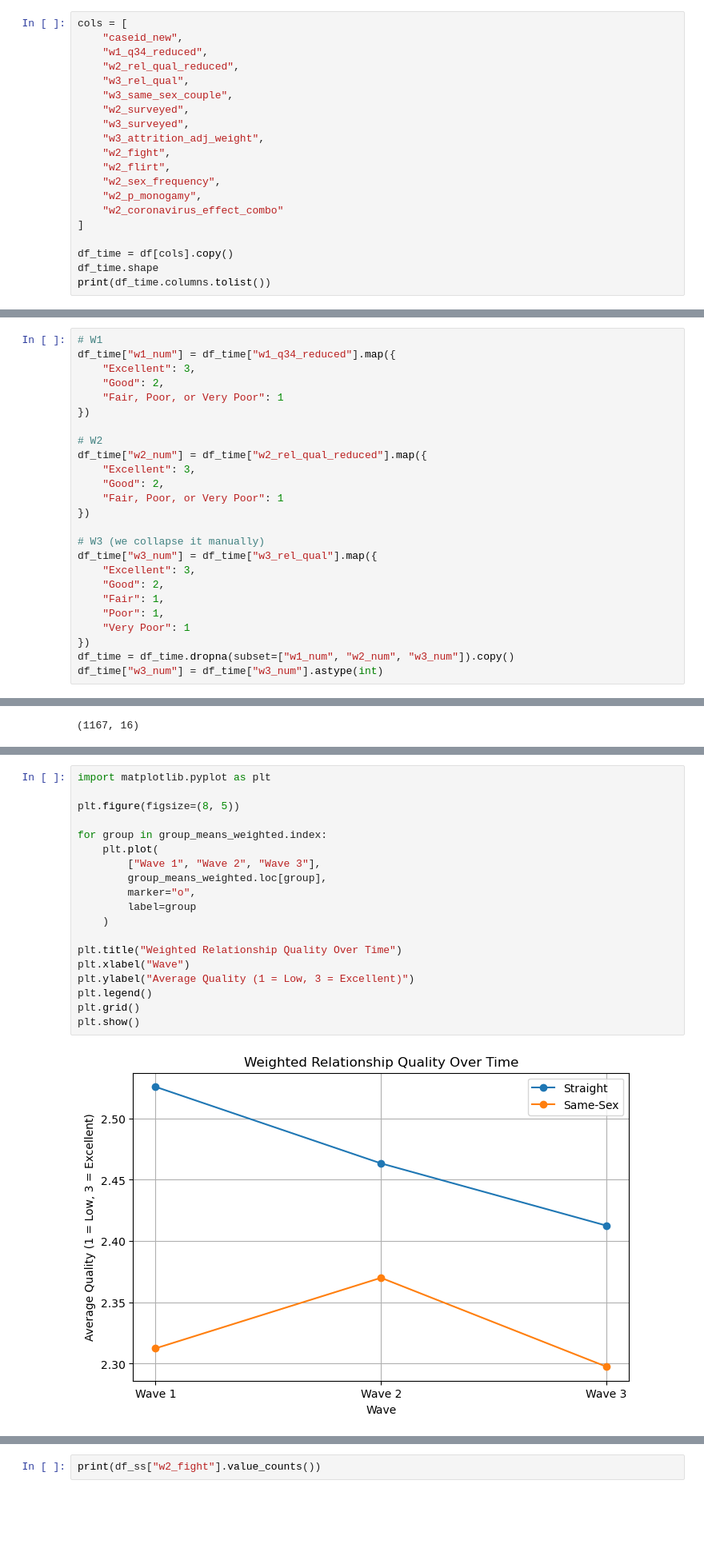
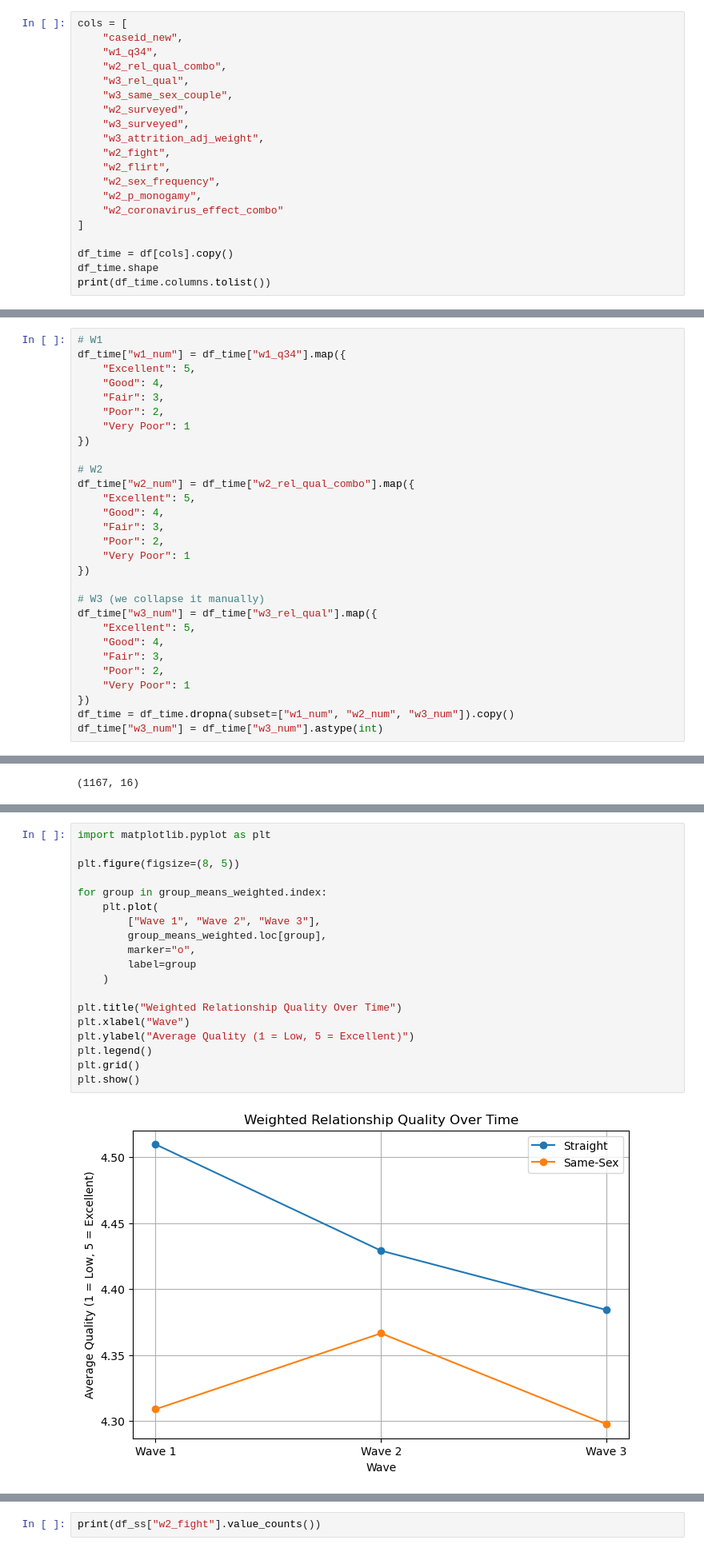
Before and after one commit to sabinorio-tech/hcmst-ml-project, a Jupyter notebook: notebooks/Maheen_notebooks/analysis4.ipynb, the cells around one changed output, grey strips where cells are left out. Shown at 80% size. Drawn from its saved outputs; the diff is of its cells as text; blank space fills up the shorter version.

```diff
--- a/notebooks/Maheen_notebooks/analysis4.ipynb
+++ b/notebooks/Maheen_notebooks/analysis4.ipynb
@@ -39,8 +39,8 @@ Name: count, dtype: int64
 # %%
 cols = [
     "caseid_new",
-    "w1_q34_reduced",
-    "w2_rel_qual_reduced",
+    "w1_q34",
+    "w2_rel_qual_combo",
     "w3_rel_qual",
     "w3_same_sex_couple",
     "w2_surveyed",
@@ -94,25 +91,29 @@ Very Poor      6
 Name: count, dtype: int64
 # %%
 # W1
-df_time["w1_num"] = df_time["w1_q34_reduced"].map({
-    "Excellent": 3,
-    "Good": 2,
-    "Fair, Poor, or Very Poor": 1
+df_time["w1_num"] = df_time["w1_q34"].map({
+    "Excellent": 5,
+    "Good": 4,
+    "Fair": 3,
+    "Poor": 2,
+    "Very Poor": 1
 })
 
 # W2
-df_time["w2_num"] = df_time["w2_rel_qual_reduced"].map({
-    "Excellent": 3,
-    "Good": 2,
-    "Fair, Poor, or Very Poor": 1
+df_time["w2_num"] = df_time["w2_rel_qual_combo"].map({
+    "Excellent": 5,
+    "Good": 4,
+    "Fair": 3,
+    "Poor": 2,
+    "Very Poor": 1
 })
 
 # W3 (we collapse it manually)
 df_time["w3_num"] = df_time["w3_rel_qual"].map({
-    "Excellent": 3,
-    "Good": 2,
-    "Fair": 1,
-    "Poor": 1,
+    "Excellent": 5,
+    "Good": 4,
+    "Fair": 3,
+    "Poor": 2,
     "Very Poor": 1
 })
 df_time = df_time.dropna(subset=["w1_num", "w2_num", "w3_num"]).copy()
@@ -228,24 +231,24 @@ Same-Sex  2.312477  2.370019  2.297543
 # %%
 import matplotlib.pyplot as plt
 
 plt.figure(figsize=(8, 5))
 
 for group in group_means_weighted.index:
     plt.plot(
         ["Wave 1", "Wave 2", "Wave 3"],
         group_means_weighted.loc[group],
         marker="o",
         label=group
     )
 
 plt.title("Weighted Relationship Quality Over Time")
 plt.xlabel("Wave")
-plt.ylabel("Average Quality (1 = Low, 3 = Excellent)")
+plt.ylabel("Average Quality (1 = Low, 5 = Excellent)")
 plt.legend()
 plt.grid()
 plt.show()
 # %% [output]
-[figure, old version]
+[figure, new version]
 # %%
 import matplotlib.pyplot as plt
 
```
Also changed, not shown: parts of 7 cells of this notebook.
